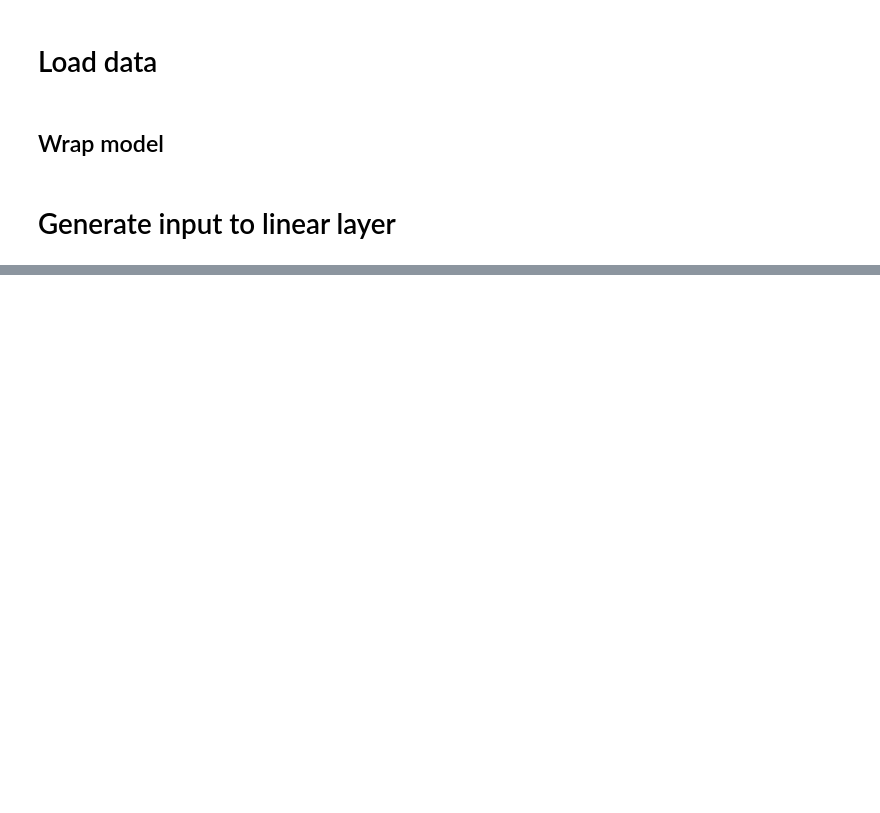
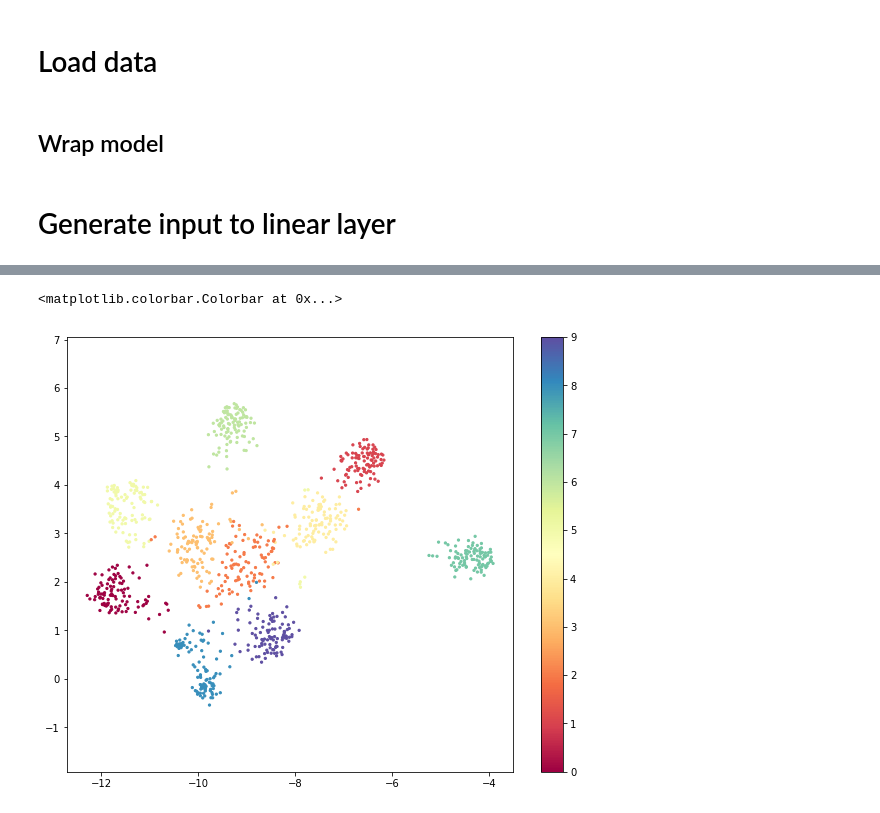
Before and after one commit to thobauma/AADefDINO, a Jupyter notebook: notebooks/Clustering.ipynb, the cells around one changed output, grey strips where cells are left out. Drawn from its saved outputs; the diff is of its cells as text; code cells hidden in the pictures; blank space fills up the shorter version.

```diff
--- a/notebooks/Clustering.ipynb
+++ b/notebooks/Clustering.ipynb
@@ -100,0 +181,7 @@ if self.avgpool_patchtokens:
+# %%
+reducer = umap.UMAP(random_state=SEED, n_neighbors = 250)
+# %%
+combined = torch.cat([result, org_result], 0)
+combined_labels = mapped_labels+org_mapped_labels
+# %%
+reducer.fit(combined.cpu().numpy())
@@ -100,0 +190,10 @@ if self.avgpool_patchtokens:
+# %%
+embedding = reducer.transform(combined.cpu().numpy())
+# %%
+plt.rcParams["figure.figsize"] = (10,8)
+plt.scatter(embedding[:, 0], embedding[:, 1], c=combined_labels, cmap='Spectral', s=5)
+plt.gca().set_aspect('equal', 'datalim')
+plt.colorbar()
+# %% [output]
+<matplotlib.colorbar.Colorbar at 0x...>
+[figure, added]
```
Also changed, not shown: parts of 18 cells of this notebook, 6 other files.
